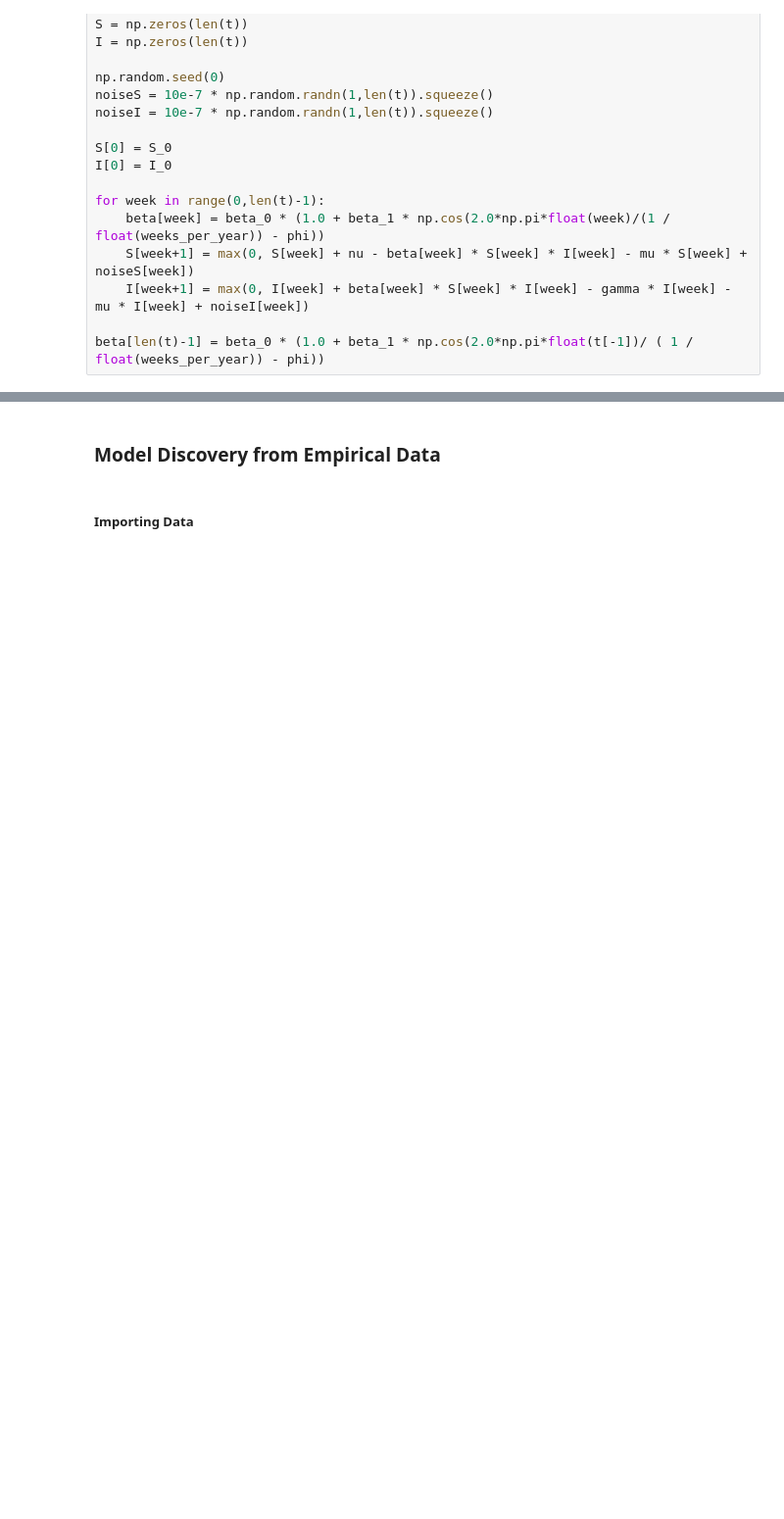
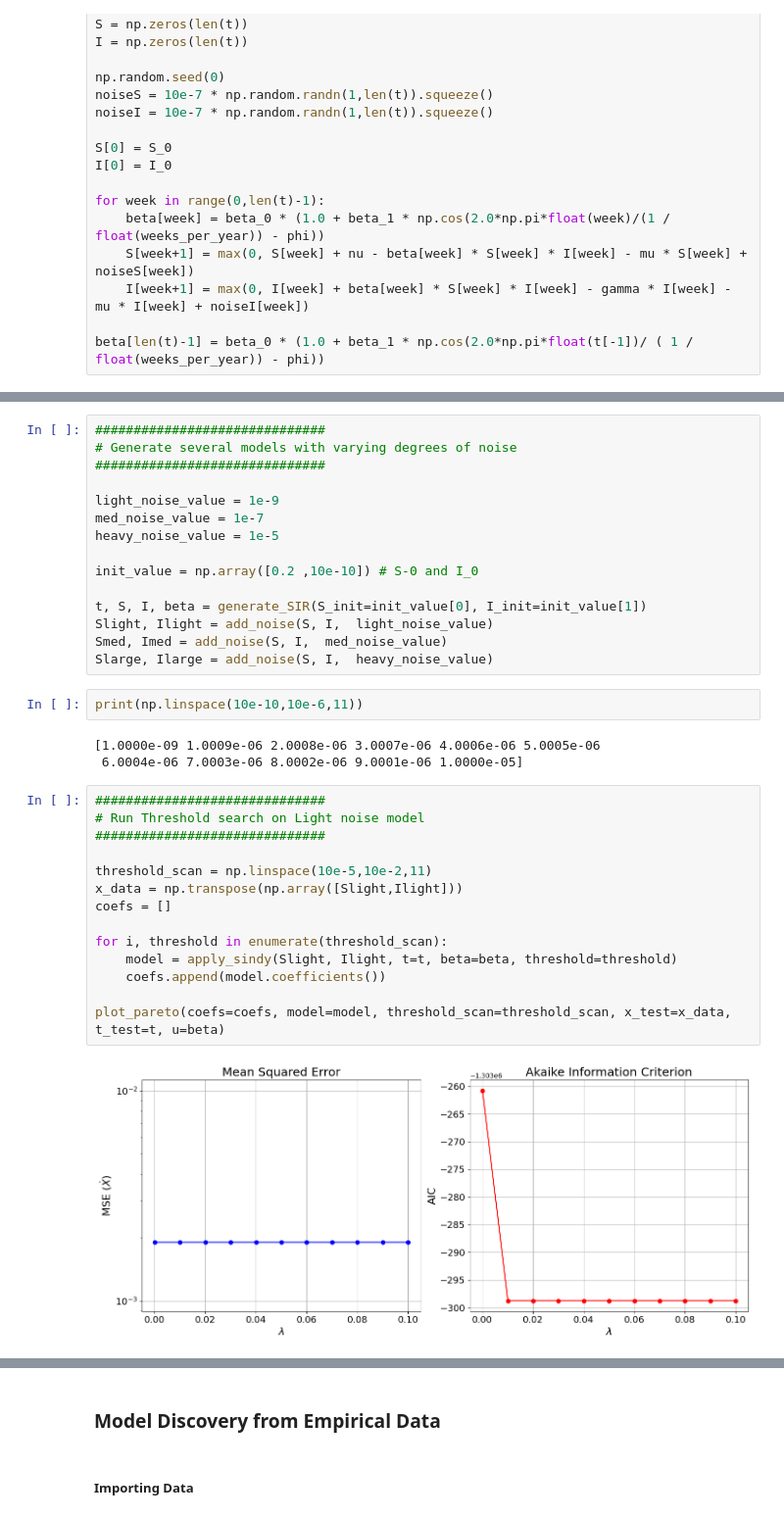
Before and after one commit to rdcarini/AMATH575, a Jupyter notebook: sindy_sandbox.ipynb, the cells around one changed output, grey strips where cells are left out. Shown at 98% size. Saved outputs shown, nothing was run; the diff lists cells and outputs as text; blank space fills up the shorter version.

Commit message:
Moving SINDy simulated SIR data to include varying noise levels; added AIC helper function for help with model selection

```diff
--- a/sindy_sandbox.ipynb
+++ b/sindy_sandbox.ipynb
@@ -722,0 +766,36 @@ plt.show()
+# %%
+##############################
+# Generate several models with varying degrees of noise
+##############################
+
+light_noise_value = 1e-9
+med_noise_value = 1e-7
+heavy_noise_value = 1e-5
+
+init_value = np.array([0.2 ,10e-10]) # S-0 and I_0
+
+t, S, I, beta = generate_SIR(S_init=init_value[0], I_init=init_value[1])
+Slight, Ilight = add_noise(S, I,  light_noise_value)
+Smed, Imed = add_noise(S, I,  med_noise_value)
+Slarge, Ilarge = add_noise(S, I,  heavy_noise_value)
+# %%
+print(np.linspace(10e-10,10e-6,11))
+# %% [output]
+[1.0000e-09 1.0009e-06 2.0008e-06 3.0007e-06 4.0006e-06 5.0005e-06
+ 6.0004e-06 7.0003e-06 8.0002e-06 9.0001e-06 1.0000e-05]
+# %%
+##############################
+# Run Threshold search on Light noise model
+##############################
+
+threshold_scan = np.linspace(10e-5,10e-2,11)
+x_data = np.transpose(np.array([Slight,Ilight]))
+coefs = []
+
+for i, threshold in enumerate(threshold_scan):
+    model = apply_sindy(Slight, Ilight, t=t, beta=beta, threshold=threshold)
+    coefs.append(model.coefficients())
+
+plot_pareto(coefs=coefs, model=model, threshold_scan=threshold_scan, x_test=x_data, t_test=t, u=beta)
+# %% [output]
+[figure, added]
```
Also changed, not shown: parts of 20 cells of this notebook.
